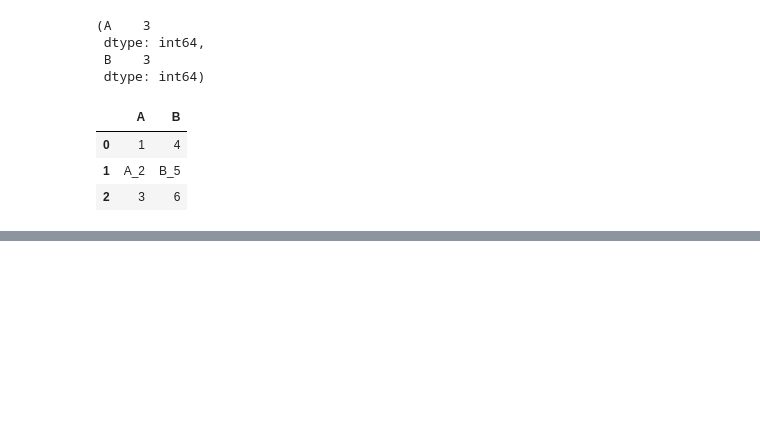
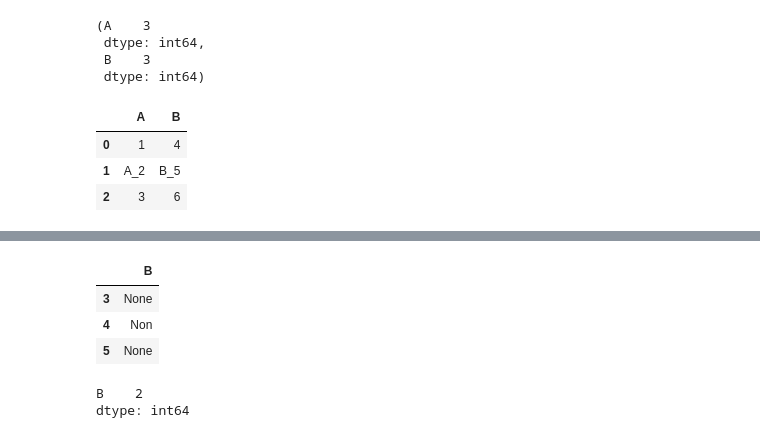
Before and after one commit to BongWonHee/study_Ais, a Jupyter notebook: codes/pandass.ipynb, the cells around one changed output, grey strips where cells are left out. Cells and saved outputs as stored; diff of their text form; code cells hidden in the pictures; blank space fills up the shorter version.

```diff
--- a/codes/pandass.ipynb
+++ b/codes/pandass.ipynb
@@ -50,0 +66,13 @@ pd.concat([df1_reset,df2_reset],axis=1)
+# %%
+df3['B'] = df3['B'].apply(convertSICK_SYM)
+df3
+# %% [output]
+|  | B |
+| 3 | None |
+| 4 | Non |
+| 5 | None |
+# %%
+df3.isnull().sum()
+# %% [output]
+B    2
+dtype: int64
```
Also changed, not shown: parts of 3 cells of this notebook, 3 other files.
